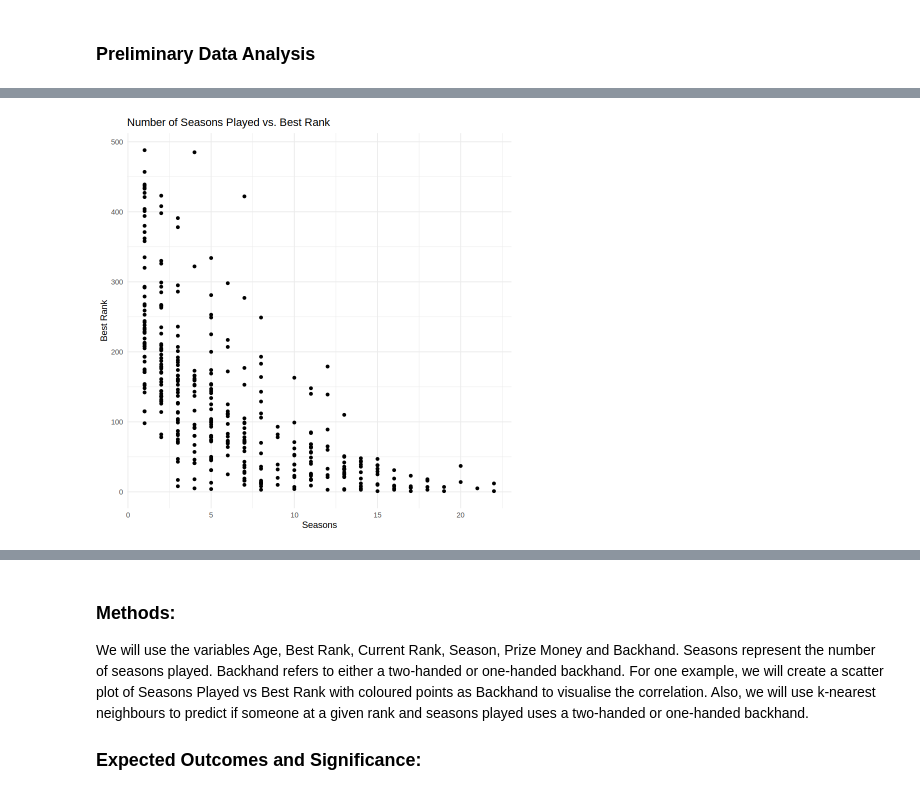
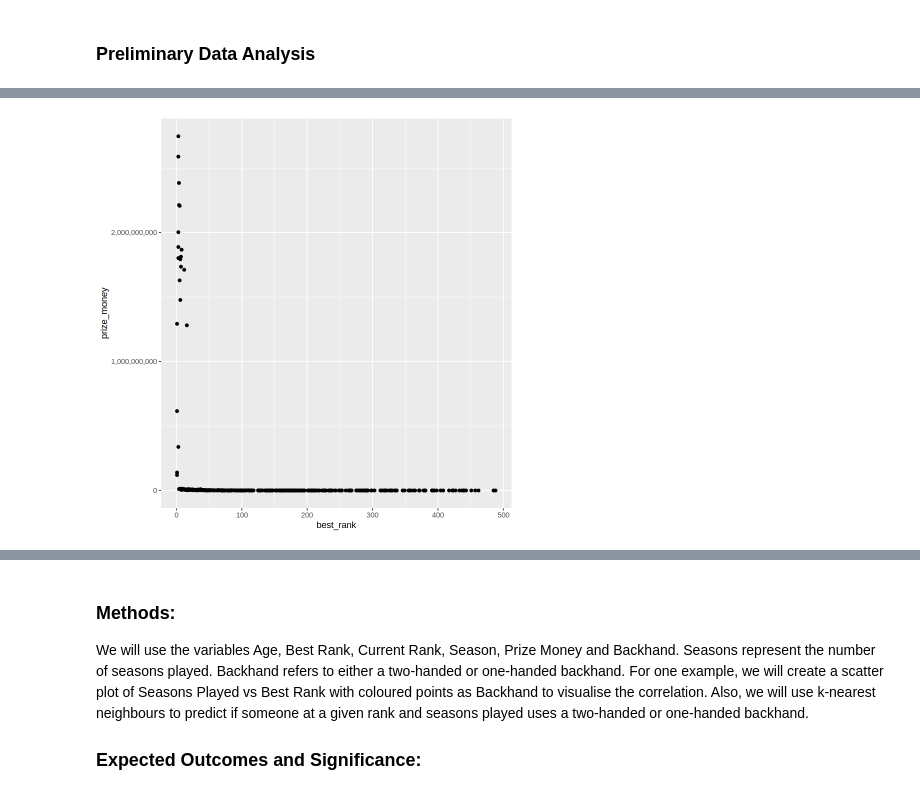
Before and after one commit to aejessen/DSCI100_project, a Jupyter notebook: project.ipynb, the cells around one changed output, grey strips where cells are left out. Cells and saved outputs as stored; diff of their text form; code cells hidden in the pictures.

Commit message:
Big Changes
Just everything changed except boxes with text

```diff
--- a/project.ipynb
+++ b/project.ipynb
@@ -54,10 +64,10 @@ tennis_data <- read_csv("player_stats.csv")
 tennis_data_tidy <- tennis_data |>
     select(-Wikipedia) |>
     clean_names() |>
-    select(x1, age, plays, current_rank, best_rank, prize_money, backhand)
+    select(x1, age, current_rank, best_rank, prize_money, plays, backhand) |>
+    na.omit()
 
 head(tennis_data_tidy)
-#tail(tennis_data_tidy)
 # %% [output]
 New names:
 • `` -> `...1`
@@ -92 +118,10 @@ training_data_tidy <- training_data |>
+# %%
+# Double check what the split proportion should be
+tennis_split <- initial_split(tennis_data_tidy, prop = 0.7, strata= prize_money)
+
+training_data <- training(tennis_split)
+testing_data <- testing(tennis_split)
+
+#head(training_data)
+#nrow(training_data)
 # %%
@@ -111,9 +138,25 @@ A tibble: 3 × 7
 # %%
-seasons_scatter_plot <- ggplot(training_data_tidy, aes(x = seasons, y = best_rank)) +
-  geom_point() +
-  labs(x = "Seasons", y = "Best Rank") +
-  ggtitle("Number of Seasons Played vs. Best Rank") +
-  theme_minimal()
+tennis_pairplot <- training_data |> select(age, current_rank, best_rank, prize_money) |>
+    ggpairs(
+        lower = list(continuous = wrap('points', alpha = 0.4)),
+        diag = list(continuous = wrap('barDiag', binwidth = 100)), # Adjust binwidth as needed
+        upper = list(continuous = wrap('cor', size = 3))) +
+    theme(text = element_text(size = 12))
+    # Change prize money to get rid of outliers?
 
-seasons_scatter_plot
+#tennis_pairplot
+
+prize_curr_rank <- ggplot(tennis_data_tidy, aes(x= best_rank, y= prize_money)) +
+    geom_point() +
+    scale_x_continuous(labels = scales::comma) +
+    scale_y_continuous(labels = scales::comma)
+prize_curr_rank
+
+#seasons_scatter_plot <- ggplot(training_data, aes(x = seasons, y = best_rank)) +
+#  geom_point() +
+##  labs(x = "Seasons", y = "Best Rank") +
+#  ggtitle("Number of Seasons Played vs. Best Rank") +
+#  theme_minimal()
+
+#seasons_scatter_plot
 # %% [output]
@@ -122 +163 @@ Warning message:
-[figure, old version]
+[figure, new version]
```
Also changed, not shown: parts of 6 cells of this notebook.
